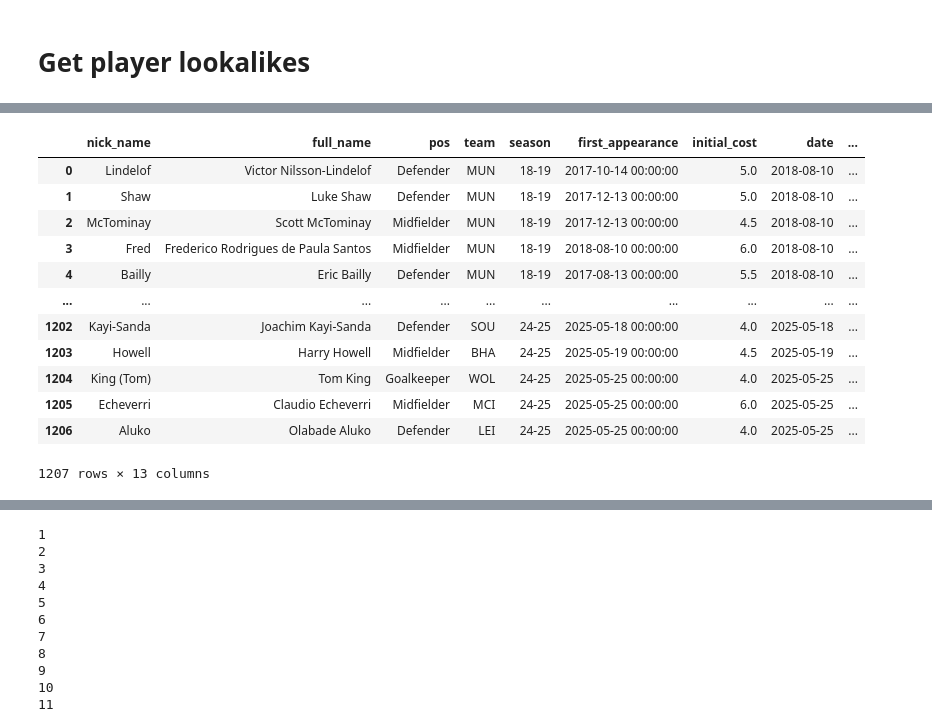
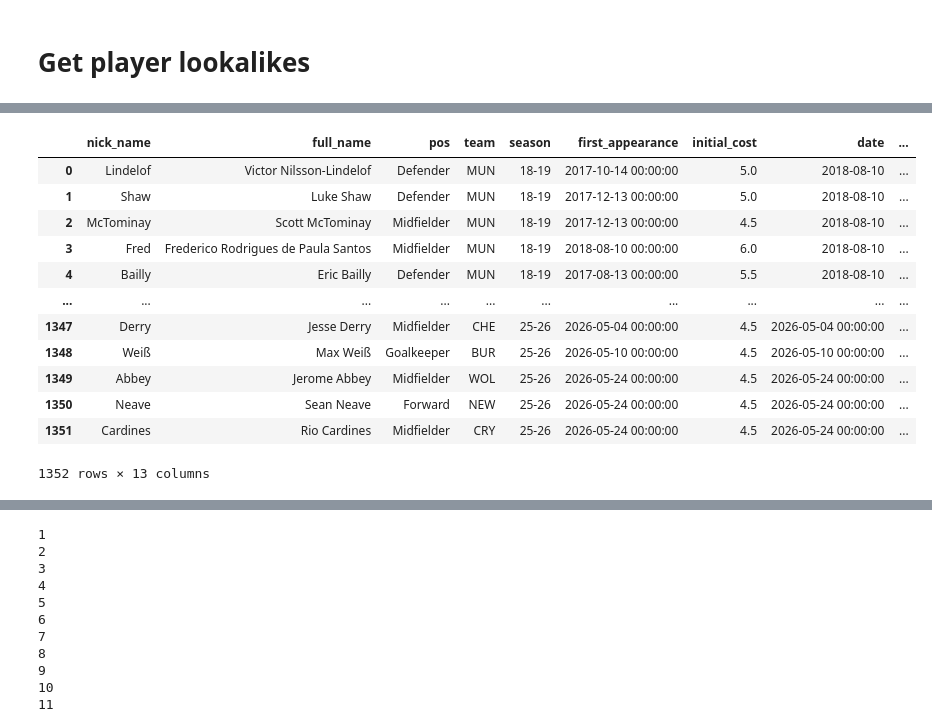
Before and after one commit to robbiewynt/fpl-predictor, a Jupyter notebook: fantasy_football_scout/notebooks/data_transformation.ipynb, the cells around one changed output, grey strips where cells are left out. Drawn from its saved outputs; the diff is of its cells as text; code cells hidden in the pictures.

```diff
--- a/fantasy_football_scout/notebooks/data_transformation.ipynb
+++ b/fantasy_football_scout/notebooks/data_transformation.ipynb
@@ -715,19 +721,19 @@ player_stats_df
 # %%
-player_lookalikes = pd.read_csv('../data/player_lookalike.csv')
+player_lookalikes = pd.read_csv('../data/player_lookalike_v2.csv')
 player_lookalikes
 # %% [output]
 |  | nick_name | full_name | pos | team | season | first_appearance | initial_cost | date | ... |
 | 0 | Lindelof | Victor Nilsson-Lindelof | Defender | MUN | 18-19 | 2017-10-14 00:00:00 | 5.0 | 2018-08-10 | ... |
 | 1 | Shaw | Luke Shaw | Defender | MUN | 18-19 | 2017-12-13 00:00:00 | 5.0 | 2018-08-10 | ... |
 | 2 | McTominay | Scott McTominay | Midfielder | MUN | 18-19 | 2017-12-13 00:00:00 | 4.5 | 2018-08-10 | ... |
 | 3 | Fred | Frederico Rodrigues de Paula Santos | Midfielder | MUN | 18-19 | 2018-08-10 00:00:00 | 6.0 | 2018-08-10 | ... |
 | 4 | Bailly | Eric Bailly | Defender | MUN | 18-19 | 2017-08-13 00:00:00 | 5.5 | 2018-08-10 | ... |
 | ... | ... | ... | ... | ... | ... | ... | ... | ... | ... |
-| 1202 | Kayi-Sanda | Joachim Kayi-Sanda | Defender | SOU | 24-25 | 2025-05-18 00:00:00 | 4.0 | 2025-05-18 | ... |
-| 1203 | Howell | Harry Howell | Midfielder | BHA | 24-25 | 2025-05-19 00:00:00 | 4.5 | 2025-05-19 | ... |
-| 1204 | King (Tom) | Tom King | Goalkeeper | WOL | 24-25 | 2025-05-25 00:00:00 | 4.0 | 2025-05-25 | ... |
-| 1205 | Echeverri | Claudio Echeverri | Midfielder | MCI | 24-25 | 2025-05-25 00:00:00 | 6.0 | 2025-05-25 | ... |
-| 1206 | Aluko | Olabade Aluko | Defender | LEI | 24-25 | 2025-05-25 00:00:00 | 4.0 | 2025-05-25 | ... |
+| 1347 | Derry | Jesse Derry | Midfielder | CHE | 25-26 | 2026-05-04 00:00:00 | 4.5 | 2026-05-04 00:00:00 | ... |
+| 1348 | Weiß | Max Weiß | Goalkeeper | BUR | 25-26 | 2026-05-10 00:00:00 | 4.5 | 2026-05-10 00:00:00 | ... |
+| 1349 | Abbey | Jerome Abbey | Midfielder | WOL | 25-26 | 2026-05-24 00:00:00 | 4.5 | 2026-05-24 00:00:00 | ... |
+| 1350 | Neave | Sean Neave | Forward | NEW | 25-26 | 2026-05-24 00:00:00 | 4.5 | 2026-05-24 00:00:00 | ... |
+| 1351 | Cardines | Rio Cardines | Midfielder | CRY | 25-26 | 2026-05-24 00:00:00 | 4.5 | 2026-05-24 00:00:00 | ... |
-1207 rows × 13 columns
+1352 rows × 13 columns
 # %%
 player_stats_df['date'] = pd.to_datetime(player_stats_df['date'], format='%Y-%m-%d %H:%M:%S')
```
Also changed, not shown: parts of 35 cells of this notebook, 45 other files.
